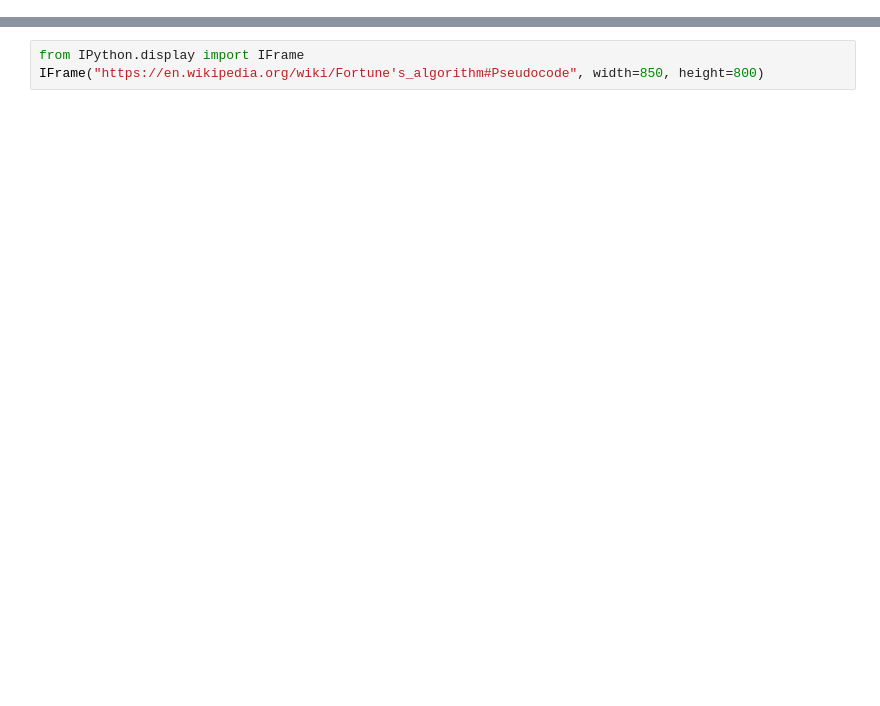
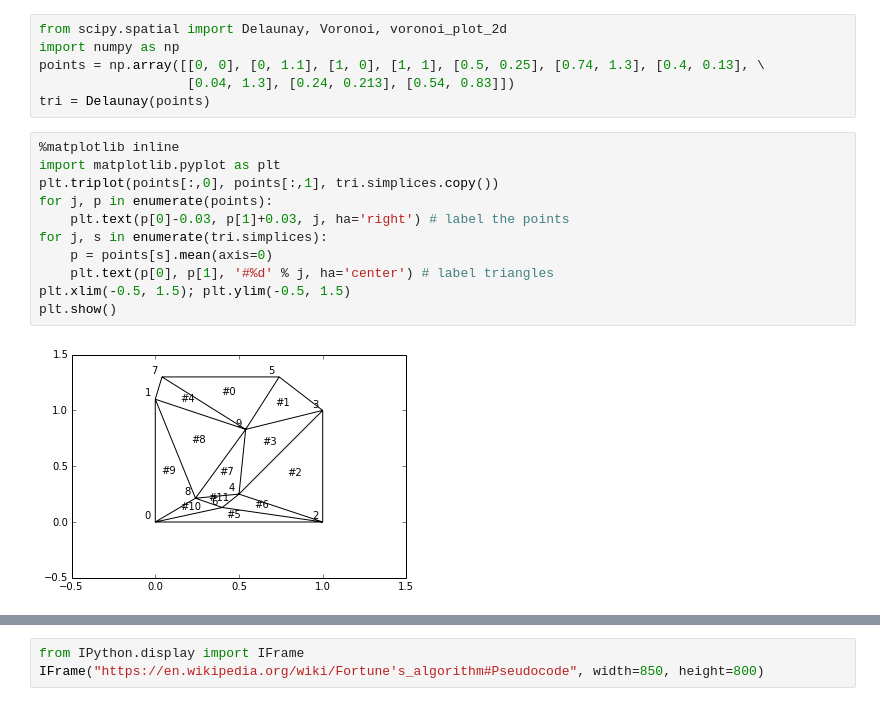
Before and after one commit to JENkt4k/pynotes-general, a Jupyter notebook: Complex Geo-spacial Algorithms.ipynb, the cells around one changed output, grey strips where cells are left out. Saved outputs shown, nothing was run; the diff lists cells and outputs as text; blank space fills up the shorter version.

```diff
--- a/Complex Geo-spacial Algorithms.ipynb
+++ b/Complex Geo-spacial Algorithms.ipynb
@@ -39,0 +51,19 @@
+# %%
+from scipy.spatial import Delaunay, Voronoi, voronoi_plot_2d
+import numpy as np
+points = np.array([[0, 0], [0, 1.1], [1, 0], [1, 1], [0.5, 0.25], [0.74, 1.3], [0.4, 0.13], \
+                   [0.04, 1.3], [0.24, 0.213], [0.54, 0.83]])
+tri = Delaunay(points)
+# %%
+%matplotlib inline
+import matplotlib.pyplot as plt
+plt.triplot(points[:,0], points[:,1], tri.simplices.copy())
+for j, p in enumerate(points):
+    plt.text(p[0]-0.03, p[1]+0.03, j, ha='right') # label the points
+for j, s in enumerate(tri.simplices):
+    p = points[s].mean(axis=0)
+    plt.text(p[0], p[1], '#%d' % j, ha='center') # label triangles
+plt.xlim(-0.5, 1.5); plt.ylim(-0.5, 1.5)
+plt.show()
+# %% [output]
+[figure, added]
```
Also changed, not shown: parts of 3 cells of this notebook.
